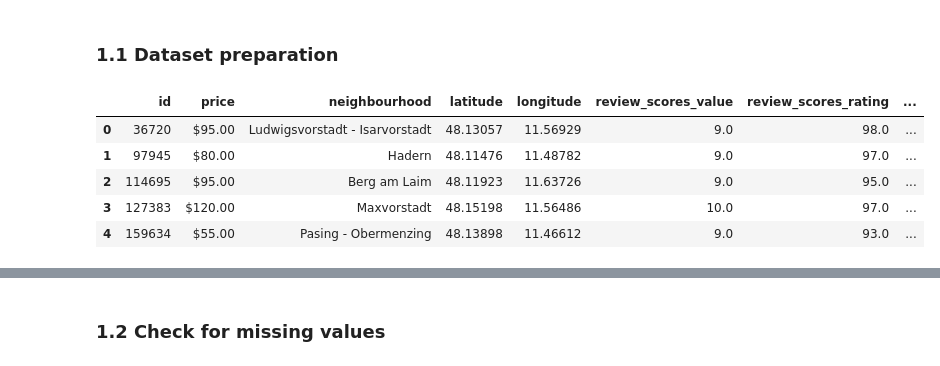
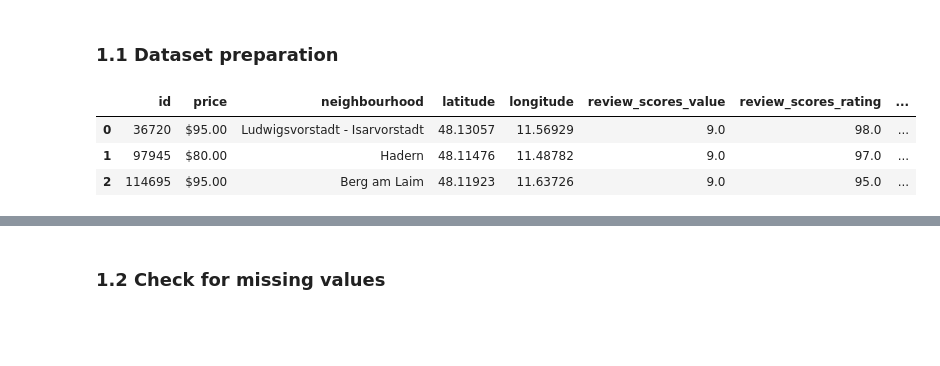
Before and after one commit to lethiess/AirBnB, a Jupyter notebook: AirBnb.ipynb, the cells around one changed output, grey strips where cells are left out. Drawn from its saved outputs; the diff is of its cells as text; code cells hidden in the pictures; blank space fills up the shorter version.

```diff
--- a/AirBnb.ipynb
+++ b/AirBnb.ipynb
@@ -14,7 +13,7 @@ import pandas as pd
 # %% [markdown]
 Problem of the dataset is the timeperiod
 # %%
-munich_listings_raw = pd.read_csv("./data/munich/listings.csv.gz")
+munich_listings_raw = pd.read_csv("./data/munich/listings.csv.gz", low_memory=False)
 # %%
 #munich_calendar_raw = pd.read_csv("./data/munich/calendar.csv.gz")
 # %%
@@ -34,24 +33,22 @@ Predict the price with an Linear Regression Model with the data from the listing
 # %%
 # define all necessary categories
 categories = ["id",
               "price",
               "neighbourhood",
               "latitude",
               "longitude",
               "review_scores_value",
               "review_scores_rating",
               "number_of_reviews",
               "room_type",
               "host_identity_verified",
               "host_is_superhost",
               "instant_bookable" ]
 # create dataset only with necessary variables/categories
 munich_listings = munich_listings_raw[categories]
-munich_listings.head()
+munich_listings.head(3)
 # %% [output]
 |  | id | price | neighbourhood | latitude | longitude | review_scores_value | review_scores_rating | ... |
 | 0 | 36720 | $95.00 | Ludwigsvorstadt - Isarvorstadt | 48.13057 | 11.56929 | 9.0 | 98.0 | ... |
 | 1 | 97945 | $80.00 | Hadern | 48.11476 | 11.48782 | 9.0 | 97.0 | ... |
 | 2 | 114695 | $95.00 | Berg am Laim | 48.11923 | 11.63726 | 9.0 | 95.0 | ... |
-| 3 | 127383 | $120.00 | Maxvorstadt | 48.15198 | 11.56486 | 10.0 | 97.0 | ... |
-| 4 | 159634 | $55.00 | Pasing - Obermenzing | 48.13898 | 11.46612 | 9.0 | 93.0 | ... |
```
Also changed, not shown: parts of 33 cells of this notebook.
